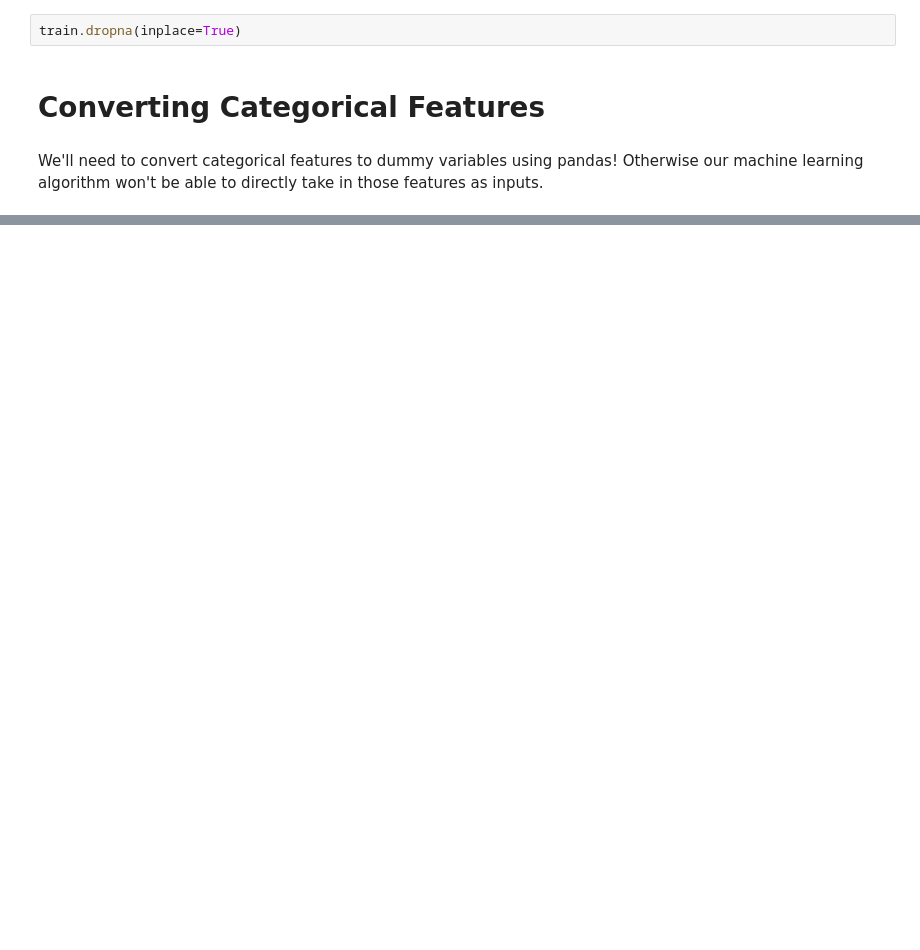
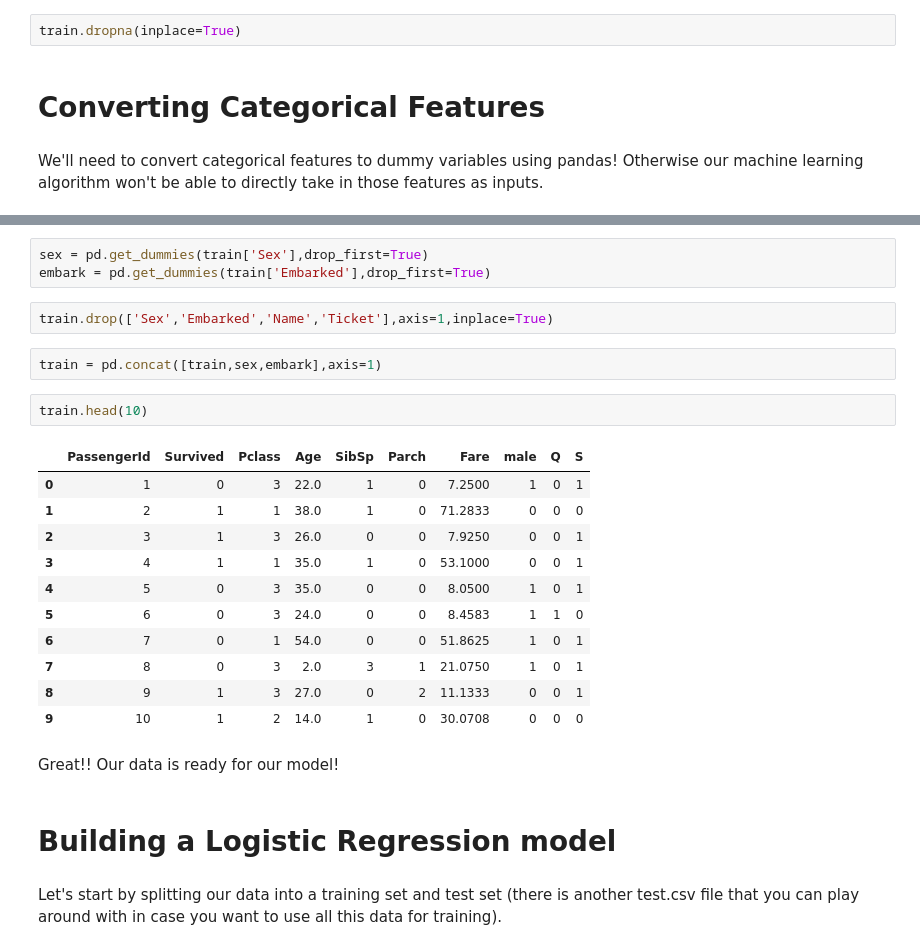
Before and after one commit to ModouLaminJagne/DataScience, a Jupyter notebook: LOGISTIC REGRESSION.ipynb, the cells around one changed output, grey strips where cells are left out. Cells and saved outputs as stored; diff of their text form; blank space fills up the shorter version.

Commit message:
Build a regression model
All data types converted to a single data type. Now let's build a regression model.

```diff
--- a/LOGISTIC REGRESSION.ipynb
+++ b/LOGISTIC REGRESSION.ipynb
@@ -206,0 +235,27 @@ We'll need to convert categorical features to dummy variables using pandas! Othe
+# %%
+sex = pd.get_dummies(train['Sex'],drop_first=True)
+embark = pd.get_dummies(train['Embarked'],drop_first=True)
+# %%
+train.drop(['Sex','Embarked','Name','Ticket'],axis=1,inplace=True)
+# %%
+train = pd.concat([train,sex,embark],axis=1)
+# %%
+train.head(10)
+# %% [output]
+|  | PassengerId | Survived | Pclass | Age | SibSp | Parch | Fare | male | Q | S |
+| 0 | 1 | 0 | 3 | 22.0 | 1 | 0 | 7.2500 | 1 | 0 | 1 |
+| 1 | 2 | 1 | 1 | 38.0 | 1 | 0 | 71.2833 | 0 | 0 | 0 |
+| 2 | 3 | 1 | 3 | 26.0 | 0 | 0 | 7.9250 | 0 | 0 | 1 |
+| 3 | 4 | 1 | 1 | 35.0 | 1 | 0 | 53.1000 | 0 | 0 | 1 |
+| 4 | 5 | 0 | 3 | 35.0 | 0 | 0 | 8.0500 | 1 | 0 | 1 |
+| 5 | 6 | 0 | 3 | 24.0 | 0 | 0 | 8.4583 | 1 | 1 | 0 |
+| 6 | 7 | 0 | 1 | 54.0 | 0 | 0 | 51.8625 | 1 | 0 | 1 |
+| 7 | 8 | 0 | 3 | 2.0 | 3 | 1 | 21.0750 | 1 | 0 | 1 |
+| 8 | 9 | 1 | 3 | 27.0 | 0 | 2 | 11.1333 | 0 | 0 | 1 |
+| 9 | 10 | 1 | 2 | 14.0 | 1 | 0 | 30.0708 | 0 | 0 | 0 |
+# %% [markdown]
+Great!! Our data is ready for our model!
+# %% [markdown]
+# Building a Logistic Regression model
+# %% [markdown]
+Let's start by splitting our data into a training set and test set (there is another test.csv file that you can play around with in case you want to use all this data for training).
```
Also changed, not shown: parts of 4 cells of this notebook.
